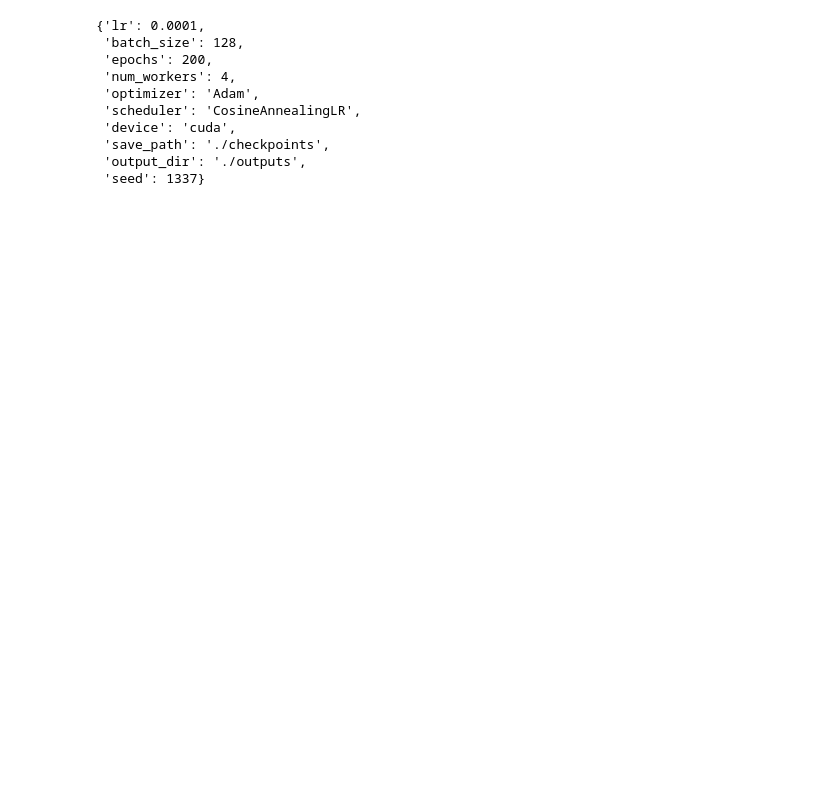
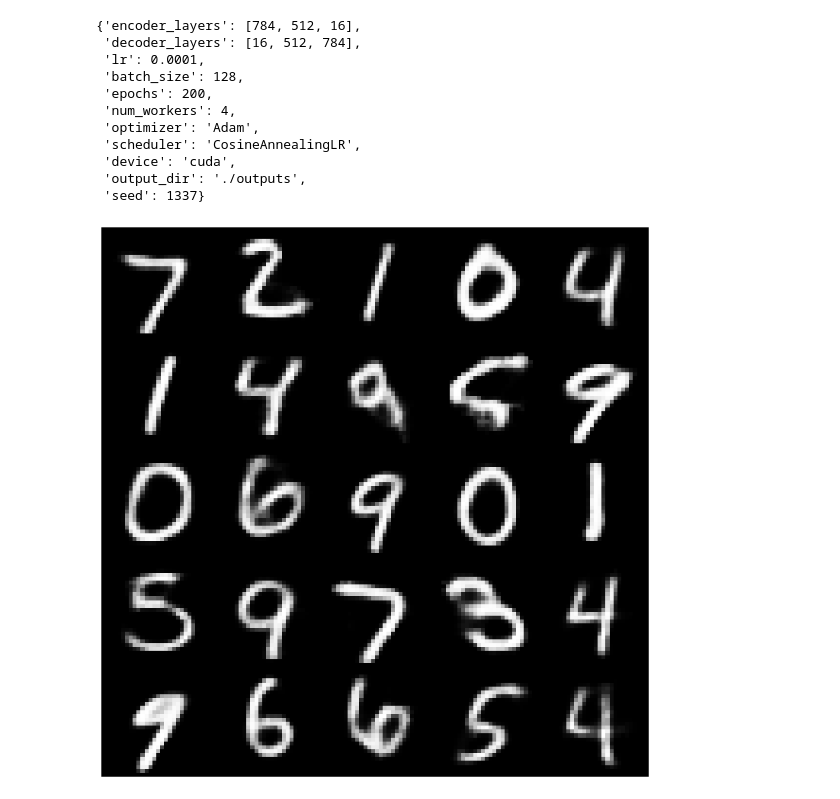
Before and after one commit to s-de-haan/BioplausibleAutoEncoders, a Jupyter notebook: notebooks/predictions.ipynb, the cells around one changed output. Saved outputs shown, nothing was run; the diff lists cells and outputs as text; code cells hidden in the pictures; blank space fills up the shorter version.

```diff
--- a/notebooks/predictions.ipynb
+++ b/notebooks/predictions.ipynb
@@ -15,0 +17,3 @@ from src.utils import dotdict
+# %%
+mnist = MNIST(mode="flat")
+train, eval = mnist.get_datasets()
@@ -16,6 +36,6 @@ from src.utils import dotdict
 # %%
 # Load json from defined directory
-path = "../outputs/AE_2023-08-15_18-18-47/"
+path = "../outputs/AE_2023-08-16_10-03-38/"
 
 config = dotdict(json.load(open(path + "config.json")))
 trained_model = AE(encoder=MLP_Encoder(config.encoder_layers), decoder=MLP_Decoder(config.decoder_layers))
@@ -28,24 +62,27 @@ RuntimeError: Error(s) in loading state_dict for AE:
 # %%
 config
 # %% [output]
-{'lr': 0.0001,
+{'encoder_layers': [784, 512, 16],
+ 'decoder_layers': [16, 512, 784],
+ 'lr': 0.0001,
  'batch_size': 128,
  'epochs': 200,
  'num_workers': 4,
  'optimizer': 'Adam',
  'scheduler': 'CosineAnnealingLR',
  'device': 'cuda',
- 'save_path': './checkpoints',
  'output_dir': './outputs',
  'seed': 1337}
 # %%
-reconstructions = trained_model.reconstruct(eval_dataset[:25].to(device)).detach().cpu()
+reconstructions = trained_model(eval[:25]).y_hat.detach().numpy()
 # %%
 # show reconstructions
 fig, axes = plt.subplots(nrows=5, ncols=5, figsize=(10, 10))
 
 for i in range(5):
     for j in range(5):
-        axes[i][j].imshow(reconstructions[i*5 + j].cpu().squeeze(0), cmap='gray')
+        axes[i][j].imshow(reconstructions[i*5 + j].reshape(28,28), cmap='gray')
         axes[i][j].axis('off')
 plt.tight_layout(pad=0.)
+# %% [output]
+[figure, added]
```
Also changed, not shown: parts of 4 cells of this notebook, 5 other files.
